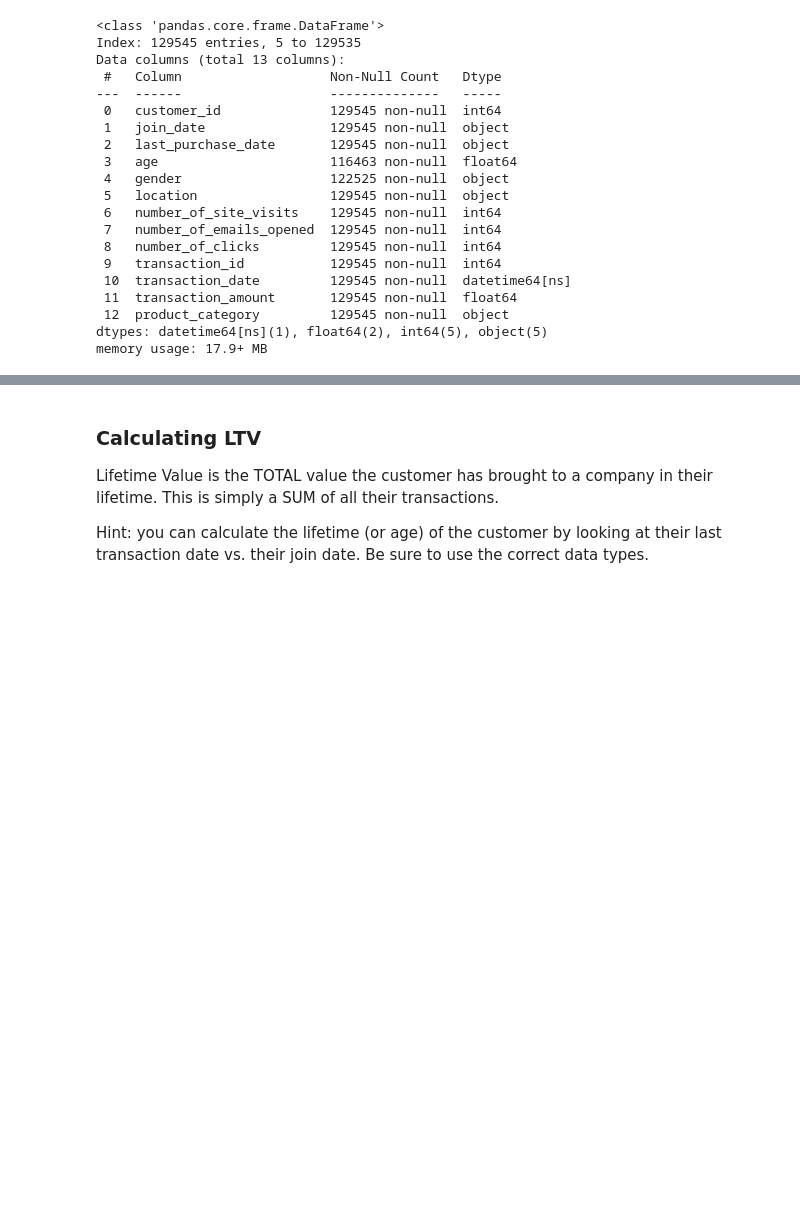
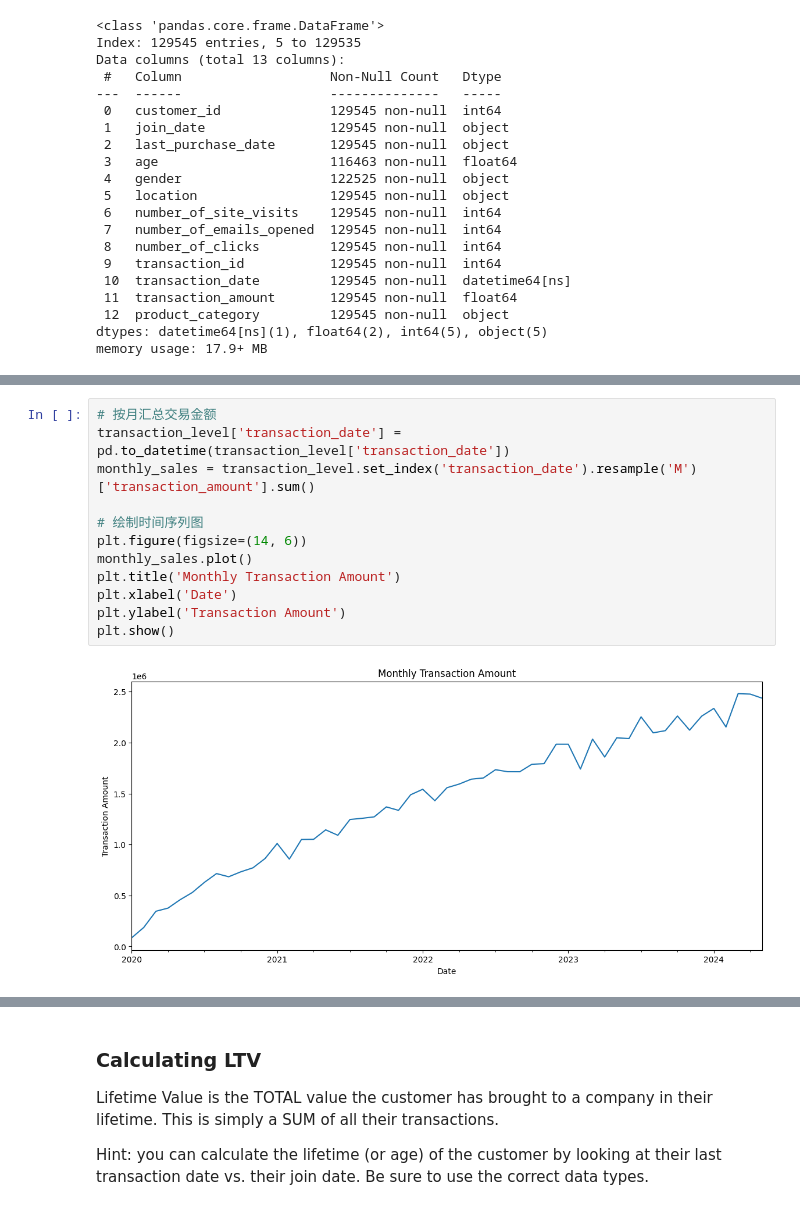
Before and after one commit to EvaW01/schulich_data_science_Xinyue-Wang, a Jupyter notebook: MBAN6110/assignment2_start.ipynb, the cells around one changed output, grey strips where cells are left out. Drawn from its saved outputs; the diff is of its cells as text; blank space fills up the shorter version.

```diff
--- a/MBAN6110/assignment2_start.ipynb
+++ b/MBAN6110/assignment2_start.ipynb
@@ -307,0 +440,14 @@ memory usage: 17.9+ MB
+# %%
+# 按月汇总交易金额
+transaction_level['transaction_date'] = pd.to_datetime(transaction_level['transaction_date'])
+monthly_sales = transaction_level.set_index('transaction_date').resample('M')['transaction_amount'].sum()
+
+# 绘制时间序列图
+plt.figure(figsize=(14, 6))
+monthly_sales.plot()
+plt.title('Monthly Transaction Amount')
+plt.xlabel('Date')
+plt.ylabel('Transaction Amount')
+plt.show()
+# %% [output]
+[figure, added]
```
Also changed, not shown: parts of 15 cells of this notebook.
